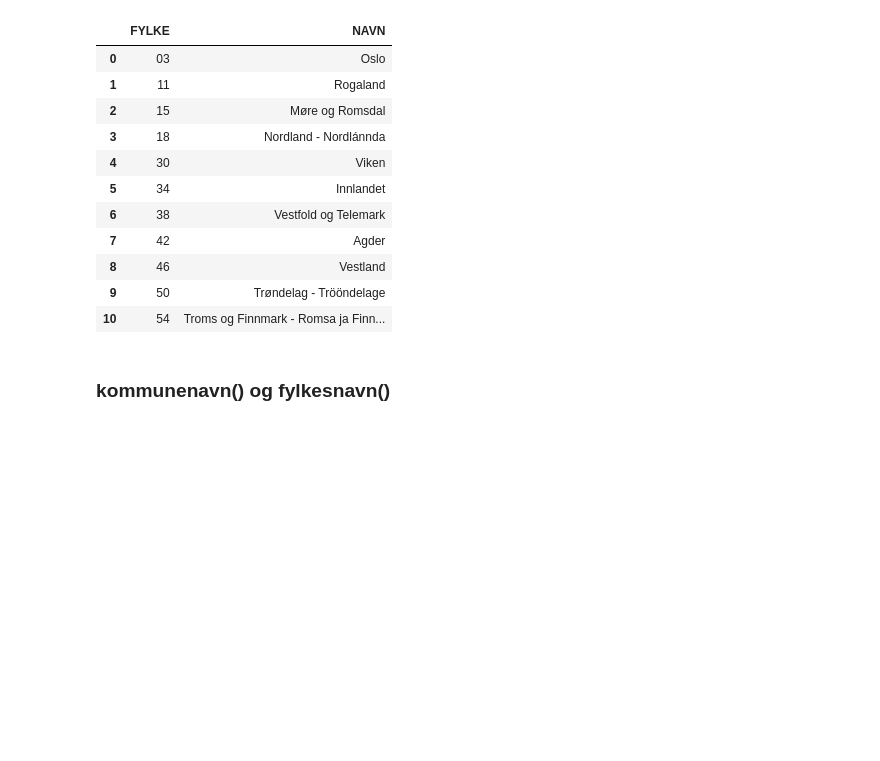
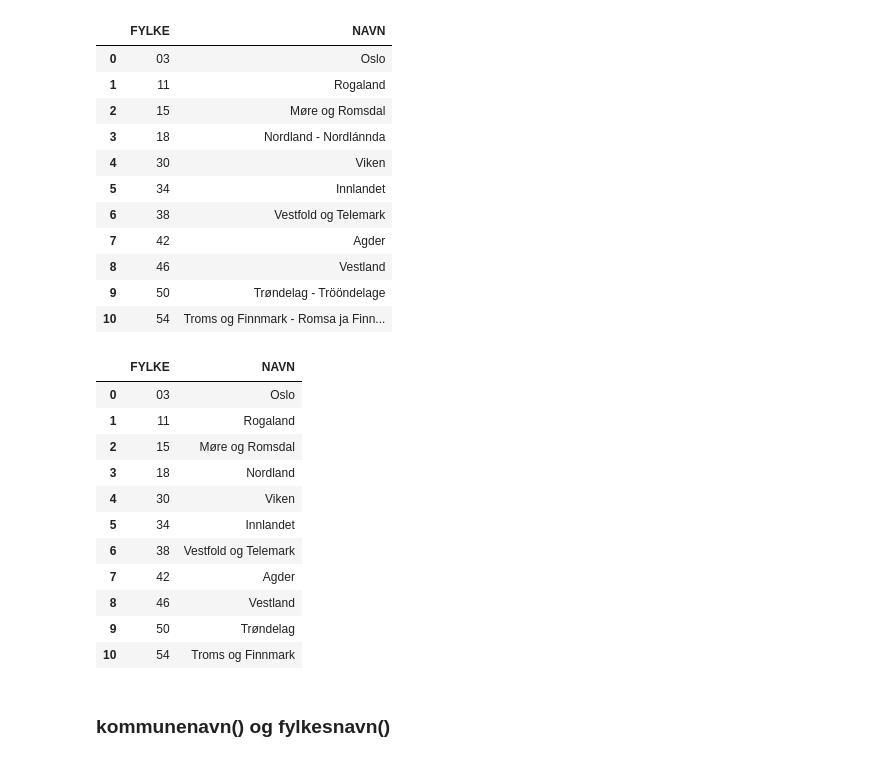
Before and after one commit to statisticsnorway/kommfylk, a Jupyter notebook: eksempler/bruk.ipynb, the cells around one changed output. Saved outputs shown, nothing was run; the diff lists cells and outputs as text; code cells hidden in the pictures; blank space fills up the shorter version.

```diff
--- a/eksempler/bruk.ipynb
+++ b/eksempler/bruk.ipynb
@@ -60,6 +60,21 @@ fylker_fra_api(navn=True)
 | 8 | 46 | Vestland |
 | 9 | 50 | Trøndelag - Trööndelage |
 | 10 | 54 | Troms og Finnmark - Romsa ja Finn... |
+# %%
+fylker_fra_api(navn=True, samisk=False)
+# %% [output]
+|  | FYLKE | NAVN |
+| 0 | 03 | Oslo |
+| 1 | 11 | Rogaland |
+| 2 | 15 | Møre og Romsdal |
+| 3 | 18 | Nordland |
+| 4 | 30 | Viken |
+| 5 | 34 | Innlandet |
+| 6 | 38 | Vestfold og Telemark |
+| 7 | 42 | Agder |
+| 8 | 46 | Vestland |
+| 9 | 50 | Trøndelag |
+| 10 | 54 | Troms og Finnmark |
 # %% [markdown]
 ### kommunenavn() og fylkesnavn()
 # %%
```
Also changed, not shown: parts of 25 cells of this notebook, 2 other files.
